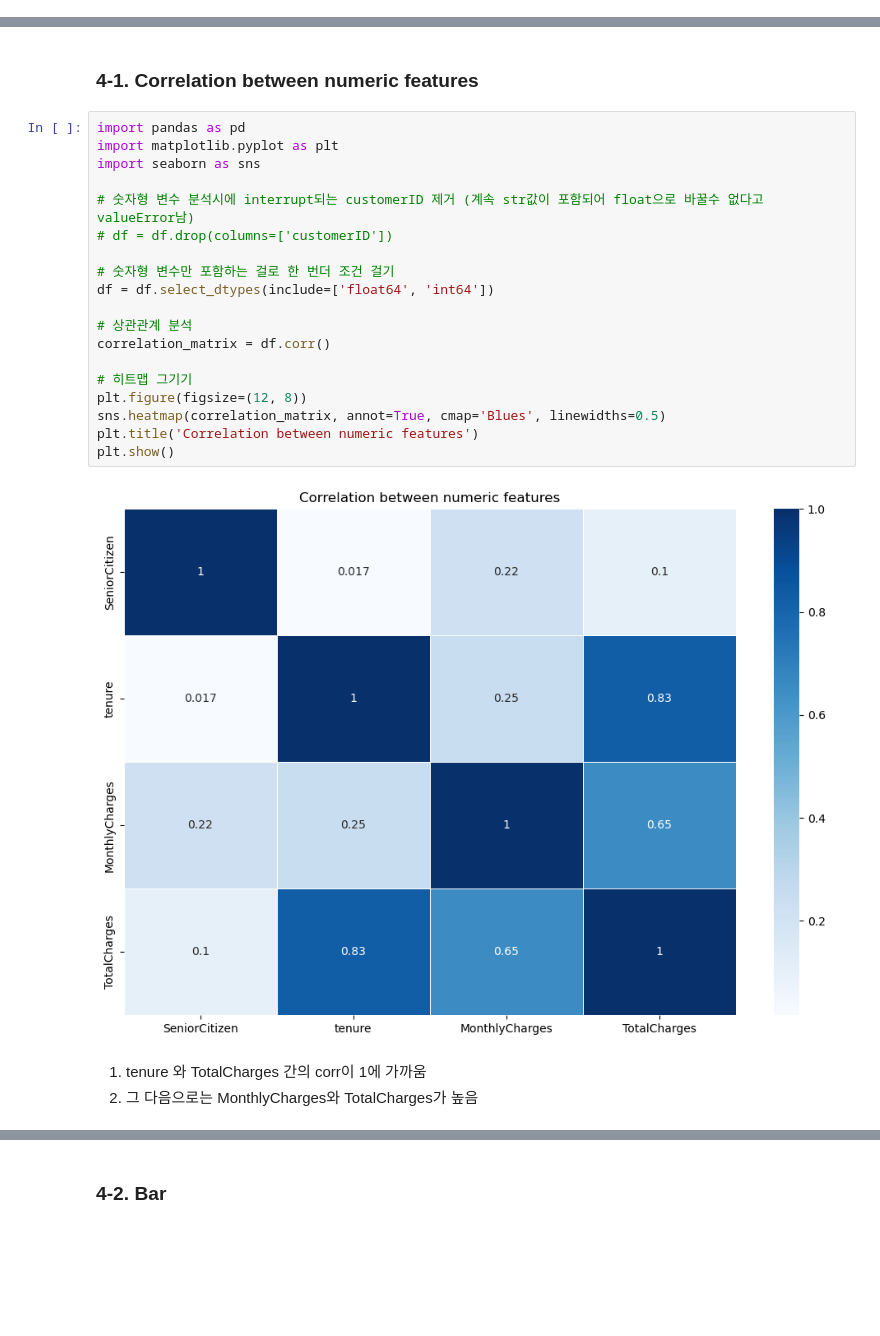
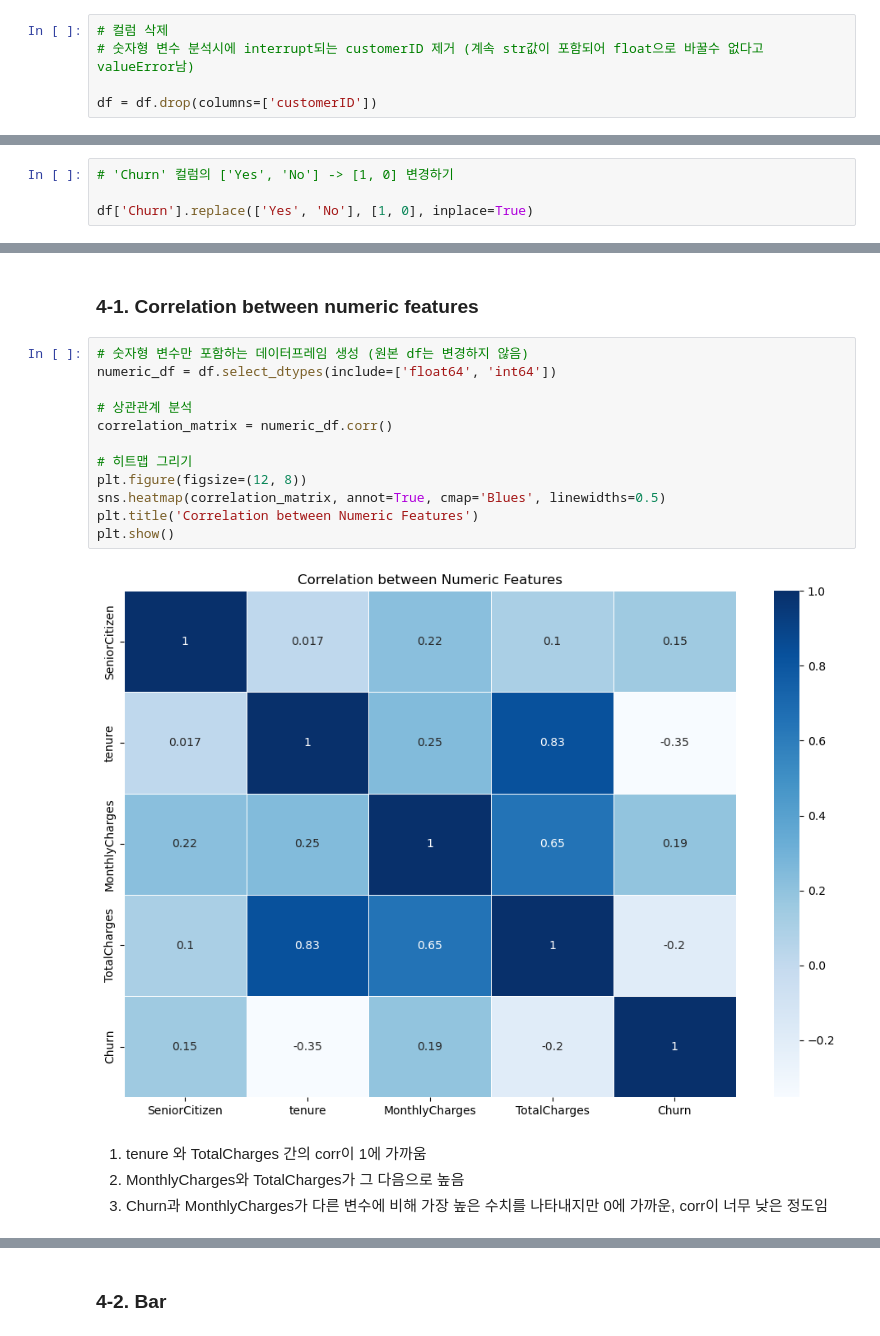
Before and after one commit to imjiwonim/multicam_python, a Jupyter notebook: 25_데이터 분석 실습_통신사 이탈 고객 분석.ipynb, the cells around one changed output, grey strips where cells are left out. Saved outputs shown, nothing was run; the diff lists cells and outputs as text; blank space fills up the shorter version.

```diff
--- a/25_데이터 분석 실습_통신사 이탈 고객 분석.ipynb
+++ b/25_데이터 분석 실습_통신사 이탈 고객 분석.ipynb
@@ -248,0 +235,5 @@ dtype: int64
+# %%
+# 컬럼 삭제
+# 숫자형 변수 분석시에 interrupt되는 customerID 제거 (계속 str값이 포함되어 float으로 바꿀수 없다고 valueError남)
+
+df = df.drop(columns=['customerID'])
@@ -248,0 +252,4 @@ dtype: int64
+# %%
+# 'Churn' 컬럼의 ['Yes', 'No'] -> [1, 0] 변경하기
+
+df['Churn'].replace(['Yes', 'No'], [1, 0], inplace=True)
@@ -250,27 +313,21 @@ dtype: int64
 # 4. 시각화
 # %% [markdown]
 ### 4-1. Correlation between numeric features
-# %%
-import pandas as pd
-import matplotlib.pyplot as plt
-import seaborn as sns
-
-# 숫자형 변수 분석시에 interrupt되는 customerID 제거 (계속 str값이 포함되어 float으로 바꿀수 없다고 valueError남)
-# df = df.drop(columns=['customerID'])
-
-# 숫자형 변수만 포함하는 걸로 한 번더 조건 걸기
-df = df.select_dtypes(include=['float64', 'int64'])
-
-# 상관관계 분석
-correlation_matrix = df.corr()
-
-# 히트맵 그기기
-plt.figure(figsize=(12, 8))
-sns.heatmap(correlation_matrix, annot=True, cmap='Blues', linewidths=0.5)
-plt.title('Correlation between numeric features')
-plt.show()
-# %% [output]
-[figure, removed]
+# %%
+# 숫자형 변수만 포함하는 데이터프레임 생성 (원본 df는 변경하지 않음)
+numeric_df = df.select_dtypes(include=['float64', 'int64'])
+
+# 상관관계 분석
+correlation_matrix = numeric_df.corr()
+
+# 히트맵 그리기
+plt.figure(figsize=(12, 8))
+sns.heatmap(correlation_matrix, annot=True, cmap='Blues', linewidths=0.5)
+plt.title('Correlation between Numeric Features')
+plt.show()
+# %% [output]
+[figure, added]
 # %% [markdown]
 1. tenure 와 TotalCharges 간의 corr이 1에 가까움
-2. 그 다음으로는 MonthlyCharges와 TotalCharges가 높음
+2. MonthlyCharges와 TotalCharges가 그 다음으로 높음
+3. Churn과 MonthlyCharges가 다른 변수에 비해 가장 높은 수치를 나타내지만 0에 가까운, corr이 너무 낮은 정도임
```
Also changed, not shown: parts of 23 cells of this notebook.
